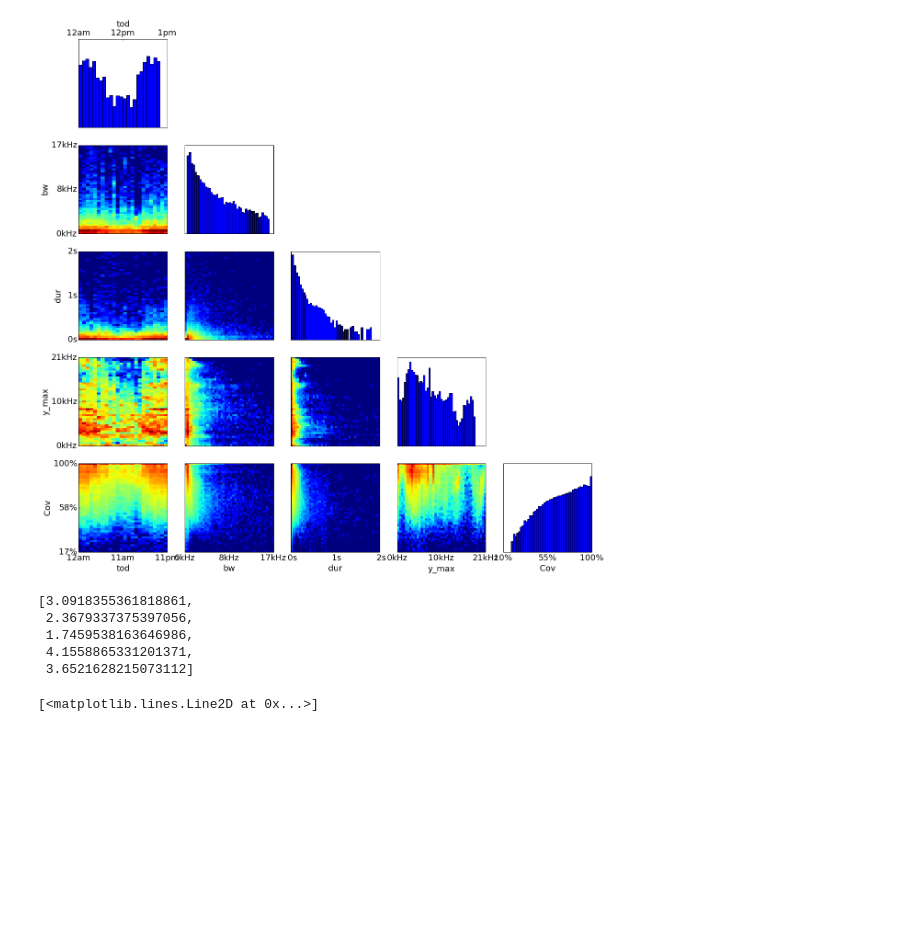
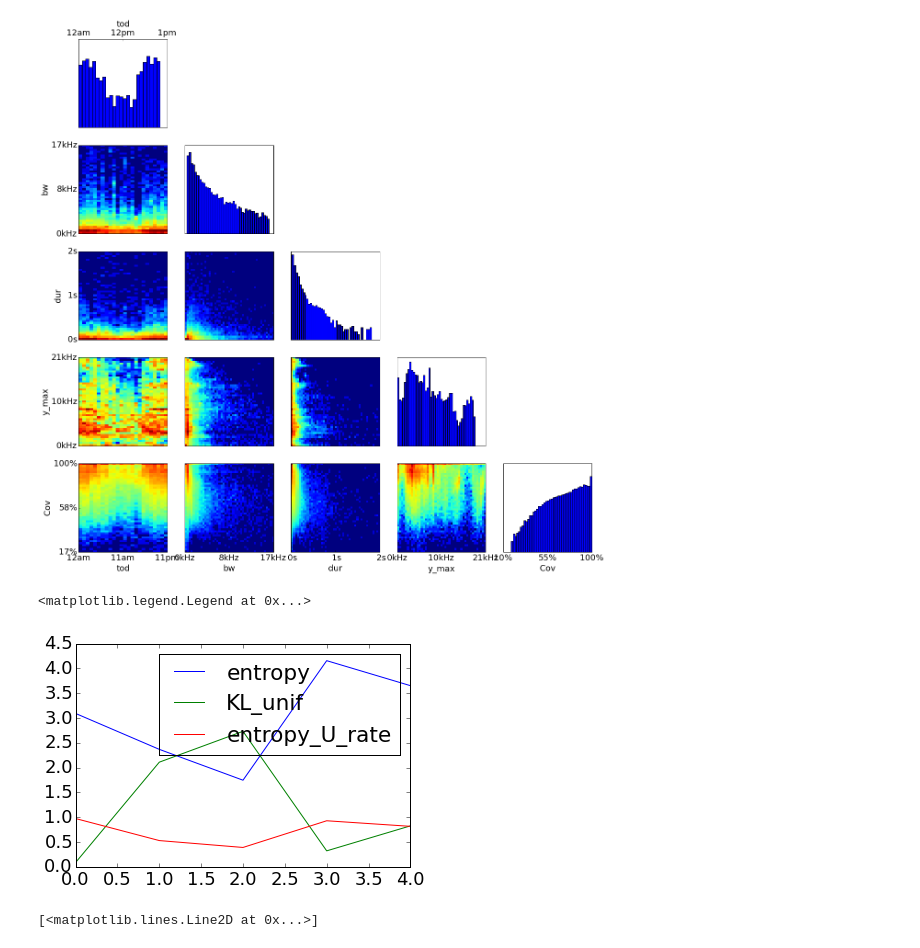
Before and after one commit to g-i-o-/fltrlib, a Jupyter notebook: notebook/roi plot matrix.ipynb, the cells around one changed output. Cells and saved outputs as stored; diff of their text form; code cells hidden in the pictures; blank space fills up the shorter version.

```diff
--- a/notebook/roi plot matrix.ipynb
+++ b/notebook/roi plot matrix.ipynb
@@ -191,14 +191,21 @@ plotutils.scatterplot_matrix(
 # %% [output]
 [figure]
 # %%
+def entropy(X, bins):
+    P = numpy.histogram(X, bins=bins)[0]
+    return scipy.stats.entropy(P)
+def KL_unif(X, bins):
+    P = numpy.histogram(X, bins=bins)[0]
+    return scipy.stats.entropy(P, [len(X) * 1.0 / len(P)] * len(P))
+def entropy_U_rate(X, bins):
+    P = numpy.histogram(X, bins=bins)[0]
+    return scipy.stats.entropy(P) / numpy.log(len(P))
+
 # map(scipy.stats.entropy, map(lambda x,y: numpy.histogram(rois_data[x], bins=y)[1], rois_data.columns, [24,88,88,88,88]))
-map(lambda x,y: scipy.stats.entropy(
-        numpy.histogram(rois_data[x], bins=y)[0]
-), rois_data.columns, [24,88,88,88,88])
+for F in [entropy, KL_unif, entropy_U_rate]:
+    pylab.plot(map(lambda x,y: F(rois_data[x], y), rois_data.columns, [24,88,88,88,88]),label=F.__name__)
+pylab.legend()
 # %% [output]
-[3.0918355361818861,
- 2.3679337375397056,
- 1.7459538163646986,
- 4.1558865331201371,
- 3.6521628215073112]
+<matplotlib.legend.Legend at 0x...>
+[figure, added]
 # %%
```
Also changed, not shown: parts of 1 cell of this notebook.
